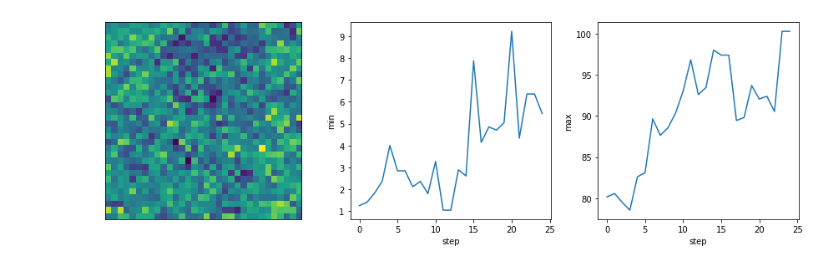
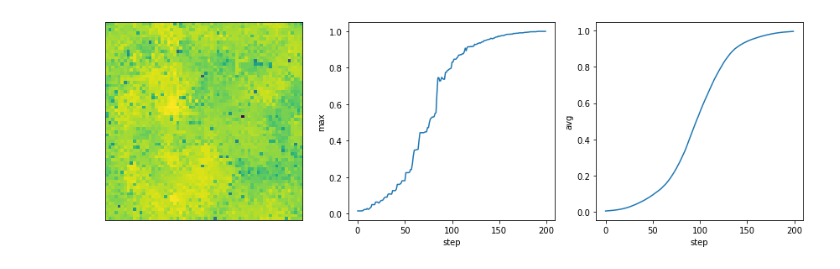
Before and after one commit to EvanLavender13/cea, a Jupyter notebook: test.ipynb, the cells around one changed output. Cells and saved outputs as stored; diff of their text form; code cells hidden in the pictures.

```diff
--- a/test.ipynb
+++ b/test.ipynb
@@ -36,7 +30,7 @@ def sample_uniform(low, high, shape):
 
 
 def evaluate(population, f=rastrigin):
-    return np.apply_along_axis(f, 2, pop)
+    return 1.0 / (np.apply_along_axis(f, 2, population) + 1.0)
 
 
 def plot_fitness(fitness):
@@ -57,7 +51,7 @@ fig, ax = plt.subplots(4, 4, figsize=(8, 8), subplot_kw={"xticks": (), "yticks":
 for i in range(4):
     for j in range(4):
         image = np.zeros((4, 4))
-        nhood_idx = nhood_linear(i, j, (4, 4), n=9)
+        nhood_idx = nhood_linear(i, j, (4, 4))
         draw_nhood(image, nhood_idx)
         ax[i][j].imshow(image)
 fig.tight_layout()
@@ -78,21 +70,22 @@ from operators import mutate_gaussian
 from operators import nhood_get, nhood_set
 from operators import recomb_singlepoint
 from operators import replace_always
-from operators import select_linear
+from operators import select_linear, select_roulette
 
 # n_steps = 1
 # x_range = range(1)
 # y_range = range(1)
 
-n_steps = 25
+n_steps = 200
 x_range = range(DIMS[0])
 y_range = range(DIMS[1])
 
-pb_mutate = 0.25
+pb_mutate = 0.1
 
 metrics = {
     "min": np.zeros(n_steps),
-    "max": np.zeros(n_steps)
+    "max": np.zeros(n_steps),
+    "avg": np.zeros(n_steps)
 }
 
 history = np.zeros((n_steps,) + DIMS)
@@ -106,17 +99,20 @@ for step in range(n_steps):
             nhood_idx        = list(nhood_linear(x, y, DIMS))
             nhood, nhood_fit = nhood_get(pop, fit, nhood_idx)
 
-            a = select_linear(nhood, nhood_fit)
-            b = recomb_singlepoint(nhood[0], nhood[a])
-            p = np.random.randn()
-            if p < pb_mutate: b = mutate_gaussian(b)
-            pop_new[x][y] = b
+            a, b = select_linear(nhood, nhood_fit)
+            # a = select_roulette(nhood, nhood_fit)
+            c = recomb_singlepoint(nhood[a], nhood[b])
+            p = np.random.random()
+            if p < pb_mutate: c = np.clip(mutate_gaussian(c, sigma=0.001), -5.12, 5.12)
+            pop_new[x][y] = c
 
     pop[:] = pop_new
     fit = evaluate(pop)
     history[step] = fit
     metrics["min"][step] = np.min(fit)
     metrics["max"][step] = np.max(fit)
-    end = time.time()
-    print("step ({:3}) - {:.4f}s elapsed".format(step + 1, end - start))
+    metrics["avg"][step] = np.mean(fit)
+    if (step + 1) % 10 == 0:
+        end = time.time()
+        print("step ({:3}) - {:.4f}s elapsed".format(step + 1, end - start))
 # %% [output]
@@ -140,18 +139,18 @@ step ( 25) - 0.1651s elapsed
 # %%
 step_range = range(n_steps)
 fig, ax = plt.subplots(1, 3, figsize=(12, 4))
 ax[0].set_yticks([])
 ax[0].set_xticks([])
 ax[0].imshow(fit)
 ax[1].set_xlabel("step")
-ax[1].set_ylabel("min")
-ax[1].plot(step_range, metrics["min"])
+ax[1].set_ylabel("max")
+ax[1].plot(step_range, metrics["max"])
 ax[2].set_xlabel("step")
-ax[2].set_ylabel("max")
-ax[2].plot(step_range, metrics["max"])
+ax[2].set_ylabel("avg")
+ax[2].plot(step_range, metrics["avg"])
 fig.tight_layout()
 # %% [output]
-[figure, old version]
+[figure, new version]
 # %%
 from PIL import Image
 
```
Also changed, not shown: parts of 6 cells of this notebook, 3 other files.
